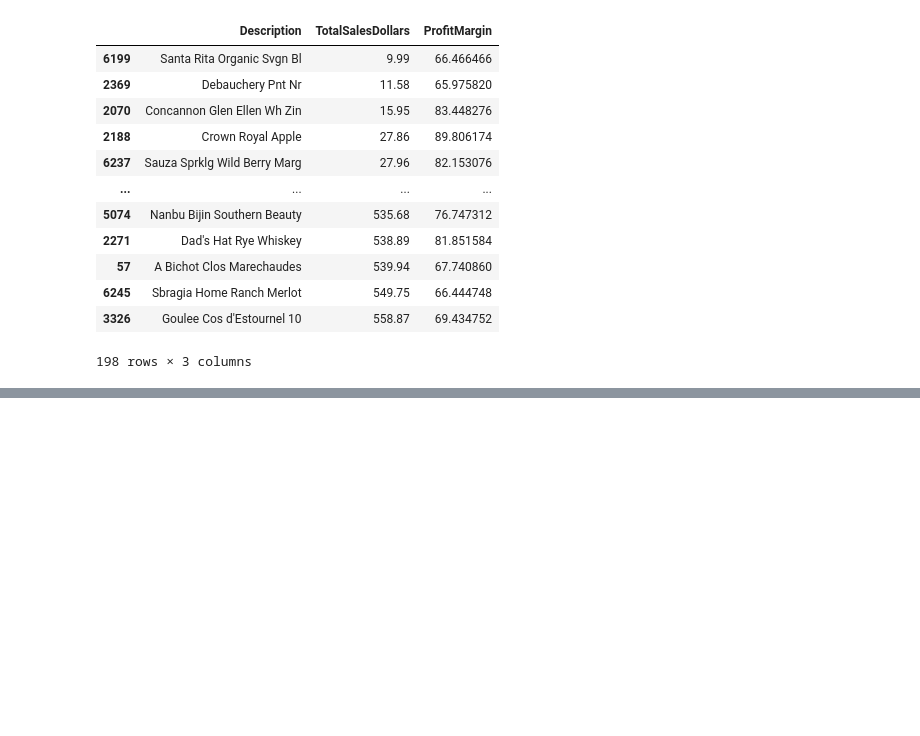
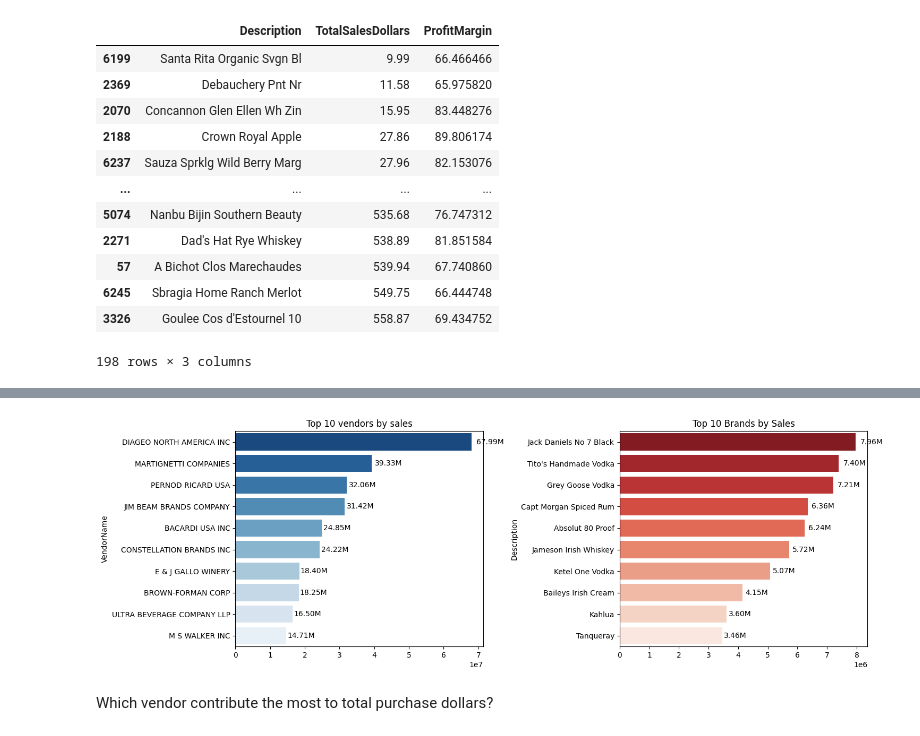
Before and after one commit to Karan25sing/Vendor-Performance-Analysis, a Jupyter notebook: Vendor Performance Analysis.ipynb, the cells around one changed output, grey strips where cells are left out. Cells and saved outputs as stored; diff of their text form; code cells hidden in the pictures; blank space fills up the shorter version.

```diff
--- a/Vendor Performance Analysis.ipynb
+++ b/Vendor Performance Analysis.ipynb
@@ -163,0 +185,5 @@ Brands with low Sales  but High Profit Margins
+# %%
+# Top vendor and brand by Sales Performance
+top_vendors = df.groupby('VendorName')['TotalSalesDollars'].sum().nlargest(10)
+top_brands = df.groupby("Description")['TotalSalesDollars'].sum().nlargest(10)
+top_vendors
@@ -163,0 +218,8 @@ Brands with low Sales  but High Profit Margins
+# %%
+def format_dollars(value):
+    if value >= 1_000_000:
+        return f"{value / 1_000_000:.2f}M"
+    elif value >= 1_000:
+        return f"{value / 1_000:.2f}k"
+    else:
+        return str(value)
@@ -163,0 +241,32 @@ Brands with low Sales  but High Profit Margins
+# %%
+  # barplot
+plt.figure(figsize=(15 , 5))
+
+# Plot for top vendors
+plt.subplot(1, 2, 1)
+ax1 = sns.barplot (y=top_vendors.index, x=top_vendors.values, palette="Blues_r")
+plt.title("Top 10 vendors by sales")
+
+#Every rectangle (bar) drawn by Seaborn is called a Patch.
+for bar in ax1.patches:
+    ax1.text(bar.get_width() + (bar.get_width() * 0.02),
+             bar.get_y() + bar.get_height()/2,  #bar.get_y() returns the y-coordinate of the bottom (starting position) of a horizontal bar.
+             format_dollars(bar.get_width()),
+             ha = 'left', va='center' , fontsize=10, color='black')
+
+#plot for top brands
+plt.subplot(1, 2, 2)
+ax2 = sns.barplot(y=top_brands.index.astype(str), x=top_brands.values, palette="Reds_r")
+plt.title("Top 10 Brands by Sales")
+
+for bar in ax2.patches:
+    ax2.text(bar.get_width()+ (bar.get_width() * 0.02),
+             bar.get_y() + bar.get_height()/2,
+             format_dollars(bar.get_width()),
+             ha='left', va='center', fontsize=10, color='black')
+plt.tight_layout()
+plt.show()
+# %% [output]
+[figure, added]
+# %% [markdown]
+Which vendor contribute the most to total purchase dollars?
```
Also changed, not shown: parts of 35 cells of this notebook.
